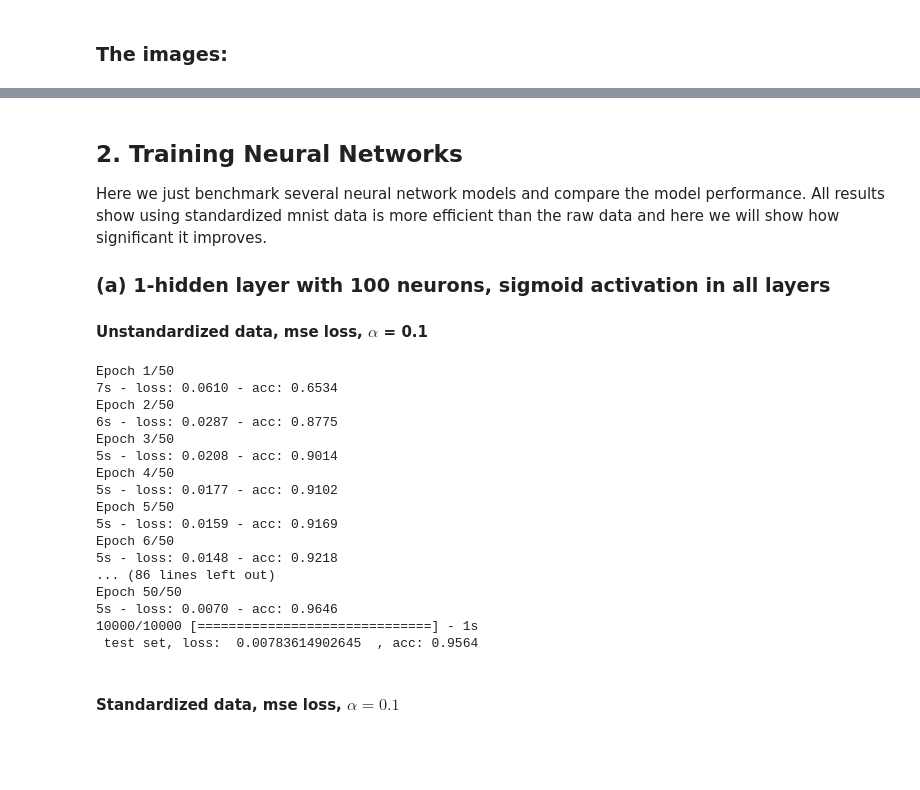
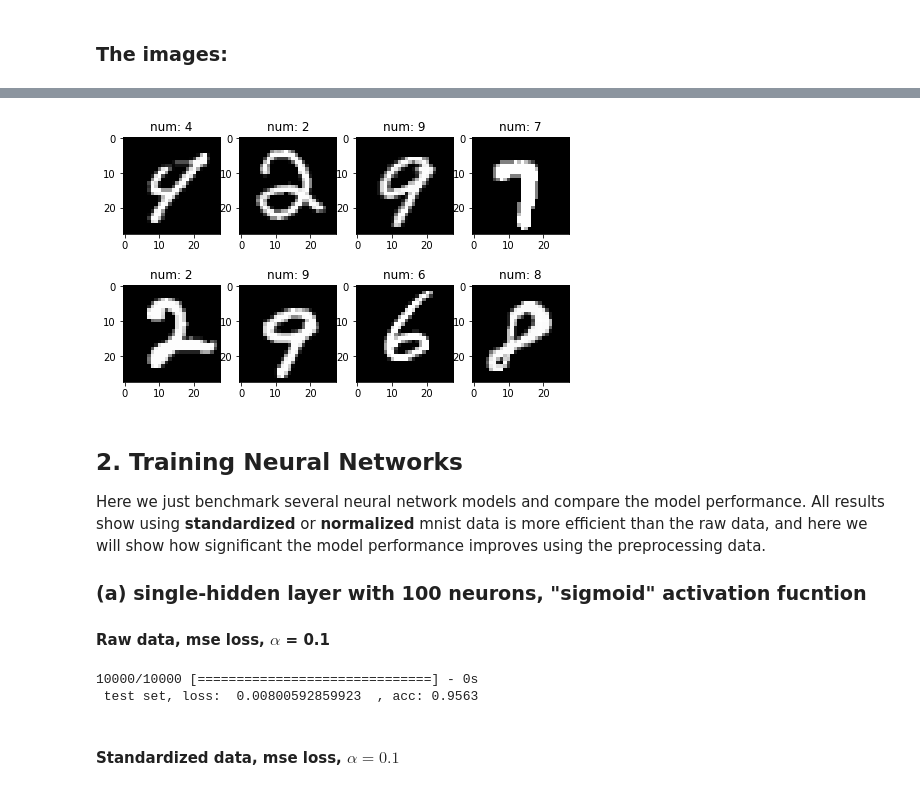
Before and after one commit to HsiangHung/Deep-Learning, a Jupyter notebook: mnist_handwriting_digits/mnist_digits_recognition-2.ipynb, the cells around one changed output, grey strips where cells are left out. Saved outputs shown, nothing was run; the diff lists cells and outputs as text; code cells hidden in the pictures; blank space fills up the shorter version.

Commit message:
mnist-2

```diff
--- a/mnist_handwriting_digits/mnist_digits_recognition-2.ipynb
+++ b/mnist_handwriting_digits/mnist_digits_recognition-2.ipynb
@@ -128,39 +159,28 @@ plotExamples(X_train_2, y_train)
+# %%
+plotExamples(X_train_nor, y_train)
+# %% [output]
+[figure, added]
 # %% [markdown]
 ## 2. Training Neural Networks
 
-Here we just benchmark several neural network models and compare the model performance. All results show using standardized mnist data is more efficient than the raw data and here we will show how significant it improves.
+Here we just benchmark several neural network models and compare the model performance. All results show using **standardized** or **normalized** mnist data is more efficient than the raw data, and here we will show how significant the model performance improves using the preprocessing data.
 
-### (a) 1-hidden layer with 100 neurons, sigmoid activation in all layers
+### (a) single-hidden layer with 100 neurons, "sigmoid" activation fucntion
 
 
-#### Unstandardized data, mse loss, $\alpha$ = 0.1
+#### Raw data, mse loss, $\alpha$ = 0.1
 # %%
 model = Sequential()
 model.add(Dense(100, input_dim=784, init='uniform', activation='sigmoid'))
 model.add(Dense(10, init='uniform', activation='sigmoid'))
 sgd = SGD(lr=0.1)
 model.compile(loss='mse', optimizer=sgd, metrics=['accuracy'])
-model.fit(X_train, y_train, batch_size=32, nb_epoch=50, verbose=2)
+model.fit(X_train, y_train, batch_size=32, nb_epoch=50, verbose=0)
 scores = model.evaluate(X_test, y_test);
 print(' test set, loss: ', scores[0], ' , acc:', scores[1])
 # %% [output]
-Epoch 1/50
-7s - loss: 0.0610 - acc: 0.6534
-Epoch 2/50
-6s - loss: 0.0287 - acc: 0.8775
-Epoch 3/50
-5s - loss: 0.0208 - acc: 0.9014
-Epoch 4/50
-5s - loss: 0.0177 - acc: 0.9102
-Epoch 5/50
-5s - loss: 0.0159 - acc: 0.9169
-Epoch 6/50
-5s - loss: 0.0148 - acc: 0.9218
-... (86 lines left out)
-Epoch 50/50
-5s - loss: 0.0070 - acc: 0.9646
-10000/10000 [==============================] - 1s
- test set, loss:  0.00783614902645  , acc: 0.9564
+10000/10000 [==============================] - 0s
+ test set, loss:  0.00800592859923  , acc: 0.9563
 # %% [markdown]
 #### Standardized data, mse loss, $\alpha =0.1$
 # %%
```
Also changed, not shown: parts of 31 cells of this notebook.
